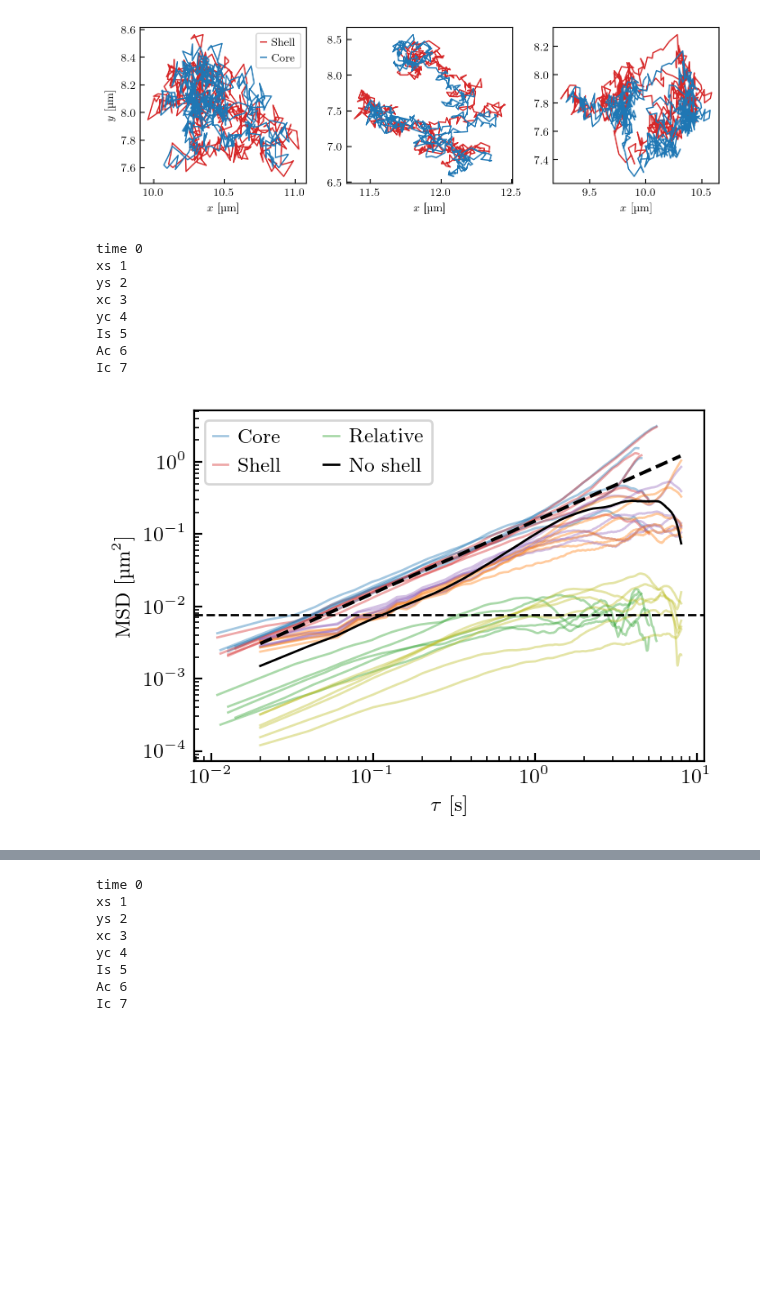
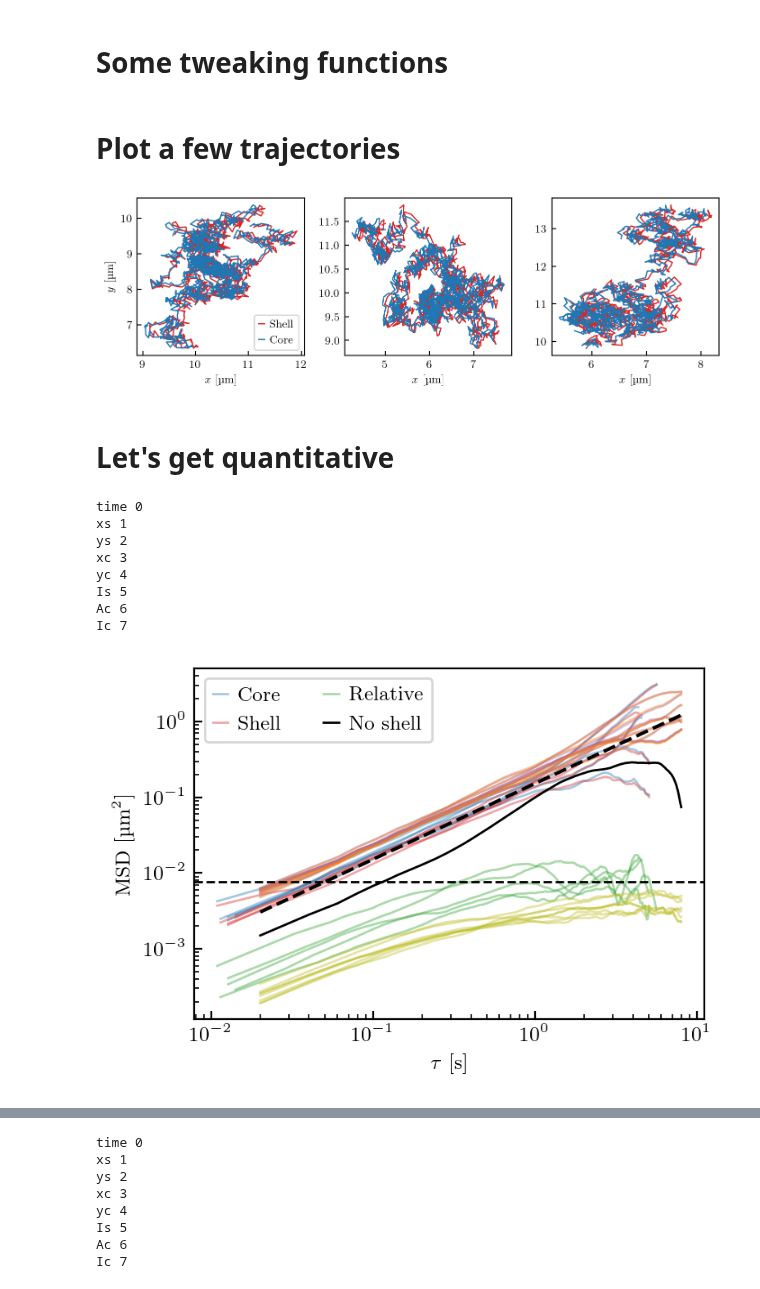
Before and after one commit to nicofares/wraptrack, a Jupyter notebook: wraptrack_coreshell/analysis_coreshell_v0.ipynb, the cells around one changed output, grey strips where cells are left out. Drawn from its saved outputs; the diff is of its cells as text; code cells hidden in the pictures; blank space fills up the shorter version.

```diff
--- a/wraptrack_coreshell/analysis_coreshell_v0.ipynb
+++ b/wraptrack_coreshell/analysis_coreshell_v0.ipynb
@@ -31,9 +31,19 @@ rc('savefig', dpi=600)
 # %%
+# folderpath1 = '../data/Rattler/20260907_rattler_diffusing_DIC_x100_calib_0p04/'
+# folderpath2 = '../data/Rattler/20260908_rattler_diffusing_withPEG_DIC/'
+
+# folderpath1 = '../data/Rattler/20261001_rattler_diffusing_water_NaOH_NaCl_surfactant/'
+# folderpath2 = '../data/Rattler/20261002_rattler_diffusion_in_dextran/'
+# # folderpath2_bis = '../data/Rattler/20261006_rattler_diffusing_in_dextran/'
+
 folderpath1 = '../data/Rattler/20260907_rattler_diffusing_DIC_x100_calib_0p04/'
-folderpath2 = '../data/Rattler/20260908_rattler_diffusing_withPEG_DIC/'
+folderpath2 = '../data/Rattler/20261021_rattler_NaOH_surfactant/'
 
 files1 = glob.glob(folderpath1 + 'trajectories_*')
 # print(files1)
-files2 = glob.glob(folderpath2 + 'trajectories_*')
+files2 = glob.glob(folderpath2 + 'trajectories_*') #+ glob.glob(folderpath2_bis + 'trajectories_*')
+
+print(len(files1))
+print(len(files2))
 
 df = pd.read_csv(files1[0])
@@ -98,19 +131,23 @@ datas = np.stack([df[columns] for df in dfs], axis=2)
 # %%
-def names2datas(files, columns=columns):
-    nf = len(files)
-    nt = len(pd.read_csv(files[0])['frame'])
-    dfs = [pd.read_csv(files[i]) for i in range(nf)]
-    datas = np.stack([df[columns] for df in dfs], axis=2)
-    return datas, nf, nt
+# One particle per file, but the trajectories do not necessarily have the same size
+
+def find_longest_traj(files):
+    traj_lengths = [len(pd.read_csv(file)['frame']) for file in files]
+    nt = max(traj_lengths)
+    return nt
 
 def names2datas_adding_relative(files, columns=columns):
     nf = len(files)
-    nt = len(pd.read_csv(files[0])['frame'])
+    nt = find_longest_traj(files)
     nc = len(columns) + 1 # + 1 to add the relative distance
     dfs = [pd.read_csv(files[i]) for i in range(nf)]
-    datas = np.zeros((nt, nc, nf))
+    datas = np.zeros((nt, nc, nf)) * np.nan
     # for i, df in enumerate(dfs):
-    datas[:,:-1,:] = np.stack([df[columns] for df in dfs], axis=2)
+    datas[:,:-1,:] = np.stack(
+        [df[columns].reset_index(drop=True).reindex(range(nt)).to_numpy()
+         for df in dfs],
+        axis=2
+    )
     datas[:,-1,:] = np.sqrt((datas[:,3,:] - datas[:,1,:]) ** 2 + (datas[:,4,:] - datas[:,2,:]) ** 2)
     return datas, nf, nt
 # %%
@@ -120,0 +176,2 @@ datas2, nf2, nt2 = names2datas_adding_relative(files2)
+# %% [markdown]
+# Some tweaking functions
@@ -121,34 +181,38 @@ datas2, nf2, nt2 = names2datas_adding_relative(files2)
+# %% [markdown]
+# Plot a few trajectories
 # %%
 datas = datas2
 
 i1 = 0
 i2 = 1
-i3 = 4
+i3 = 2
 
 xs1, ys1, xc1, yc1 = datas[:, 3, i1], datas[:, 4, i1], datas[:, 1, i1], datas[:, 2, i1]
 xs2, ys2, xc2, yc2 = datas[:, 3, i2], datas[:, 4, i2], datas[:, 1, i2], datas[:, 2, i2]
 xs3, ys3, xc3, yc3 = datas[:, 3, i3], datas[:, 4, i3], datas[:, 1, i3], datas[:, 2, i3]
 
 fig, [ax1, ax2, ax3] = plt.subplots(1, 3, figsize=(18/2.54, 6/2.54))
 
 ax1.plot(xs1 * 1e6, ys1 * 1e6, ls='-', c='tab:red', lw=1, label='Shell')
 ax1.plot(xc1 * 1e6, yc1 * 1e6, ls='-', c='tab:blue', lw=1, label='Core')
 
 ax2.plot(xs2 * 1e6, ys2 * 1e6, ls='-', c='tab:red', lw=1)
 ax2.plot(xc2 * 1e6, yc2 * 1e6, ls='-', c='tab:blue', lw=1)
 
 ax3.plot(xs3 * 1e6, ys3 * 1e6, ls='-', c='tab:red', lw=1)
 ax3.plot(xc3 * 1e6, yc3 * 1e6, ls='-', c='tab:blue', lw=1)
 
 ax1.legend(handlelength=0.5, handletextpad=0.5)
 ax1.set_ylabel(r'$y$ [\textmu m]')
 for ax in [ax1, ax2, ax3]:
     ax.set_xlabel(r'$x$ [\textmu m]')
 
 plt.tight_layout()
 plt.show()
 # %% [output]
-[figure, old version]
+[figure, new version]
+# %% [markdown]
+# Let's get quantitative
 # %%
 def moment(n, x, t, return_std = False, retrieve_mean = False, mean_abs = False):
     """
@@ -342,7 +381,15 @@ msdnoshell = (msdxnoshell + msdynoshell) / 2
 
 dtimes_noshell = dframes / fps_noshell
 # %%
-fig, ax = plt.subplots(1, 1, figsize=(10/2.54, 7/2.54))
+fig = plt.figure(figsize=(10/2.54, 7/2.54))
+
+nlin = 1
+ncol = 1
+ax = fig.add_subplot(nlin, ncol, 1)
+
+# ====================================================================================================
+# === msds
+# ===================================
 
 for i in range(msds1.shape[2]):
     dtimes = msds1[:,0,i]
@@ -367,13 +414,18 @@ ax.plot(dtimes[:-2], 2 * 0.36 * (4e-21) / (6*np.pi*0.001*1e-6) * dtimes[:-2] * 1
 
 ax.axhline(y=(2*44e-9)**2 * 1e12, ls='--', c='k', lw=1)
 
+# ====================================================================================================
+# === labels
+# ===================================
+
 ax.legend(loc='upper left', ncol=2, handlelength=0.75, handletextpad=0.5)
 ax.set(xlabel=r'$\tau$ [s]', ylabel=r'MSD [\textmu$\mathrm{m^2}$]', xscale='log', yscale='log')
 
+
 plt.tight_layout()
 plt.show()
 # %% [output]
-[figure, old version]
+[figure, new version]
 # %%
 # add for MSD:
 # - slope measurement for shell and core: maybe it can give a cool estimate of equivalent sphere radius for core
```
Also changed, not shown: parts of 33 cells of this notebook.
